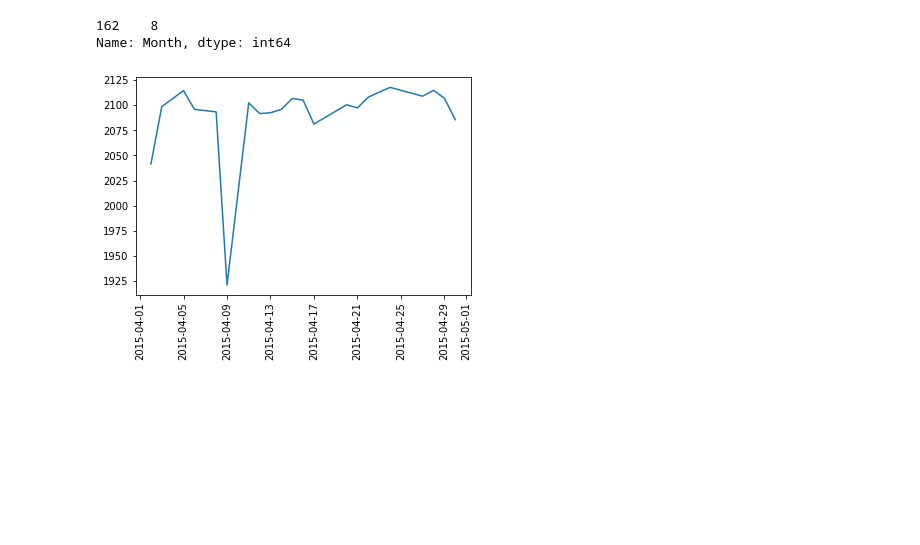
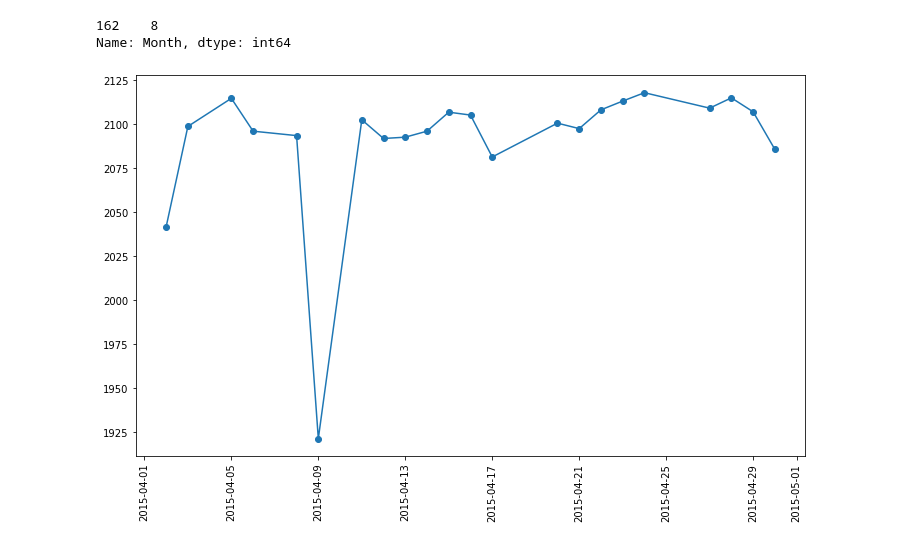
Before and after one commit to Pranav016/Exploratory-data-analysis-of-sp500-dataset, a Jupyter notebook: Exploratory data analysis of s&p500 dataset.ipynb, the cells around one changed output. Drawn from its saved outputs; the diff is of its cells as text; code cells hidden in the pictures; blank space fills up the shorter version.

```diff
--- a/Exploratory data analysis of s&p500 dataset.ipynb
+++ b/Exploratory data analysis of s&p500 dataset.ipynb
@@ -106,8 +107,9 @@ a
 Name: Month, dtype: int64
 # %%
 q=df[df.Month==4].sort_values('Date')
-plt.plot(q.Date, q['Adj Close'])
+fig, ax= plt.subplots(figsize=(12,7))
+ax.plot(q.Date, q['Adj Close'], marker='o')
 plt.xticks(rotation=90)
 plt.show()
 # %% [output]
-[figure, old version]
+[figure, new version]
```
Also changed, not shown: parts of 3 cells of this notebook, 1 other file.
